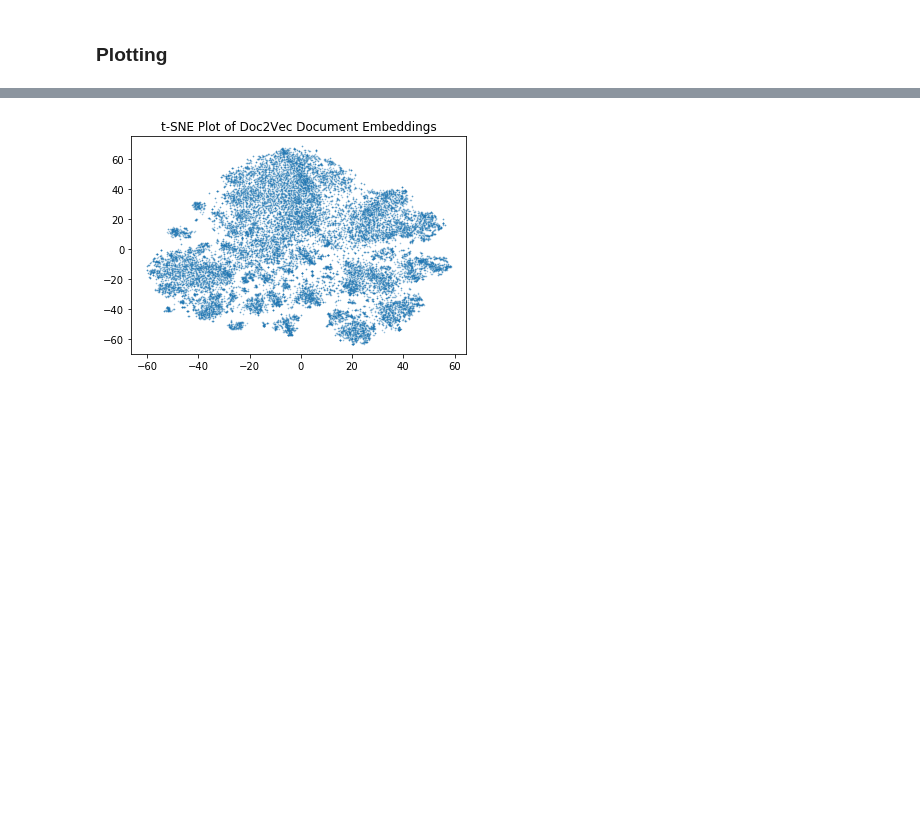
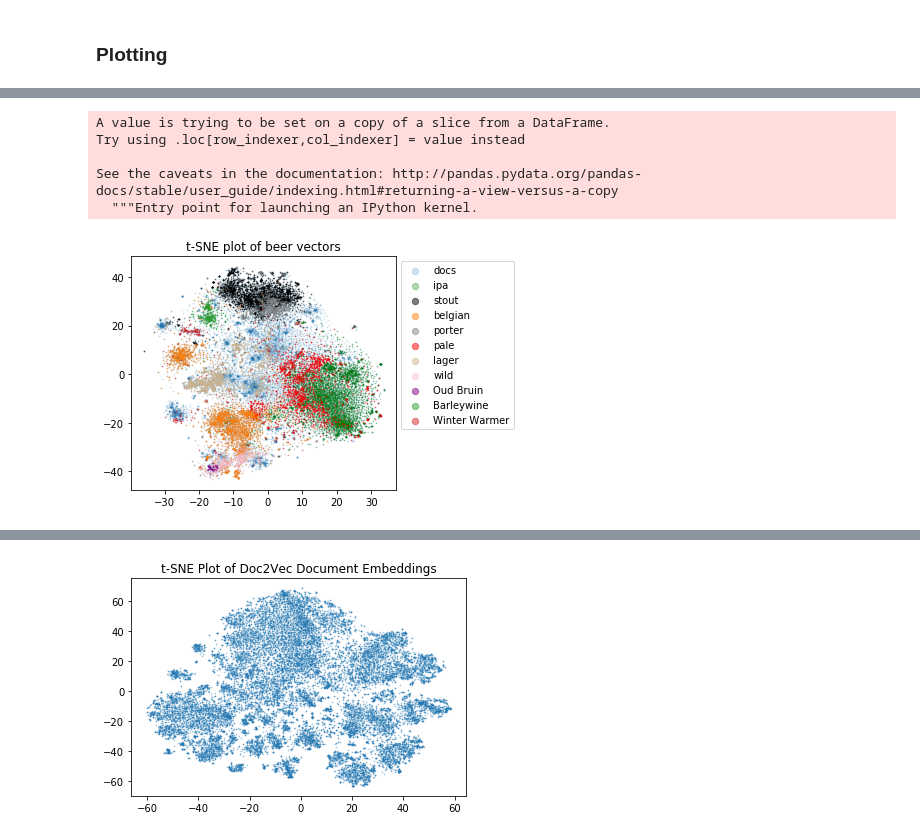
Before and after one commit to aabrahamson3/beer30, a Jupyter notebook: Doc2Vec.ipynb, the cells around one changed output, grey strips where cells are left out. Saved outputs shown, nothing was run; the diff lists cells and outputs as text; code cells hidden in the pictures; blank space fills up the shorter version.

Commit message:
created functions to subset t-sne df based upon beer style

```diff
--- a/Doc2Vec.ipynb
+++ b/Doc2Vec.ipynb
@@ -292,3 +363,39 @@ plt.scatter(df['x'], df['y'])
+# %%
+IPAs['id'] = IPAs['id'].astype(str)
+# %% [output]
+A value is trying to be set on a copy of a slice from a DataFrame.
+Try using .loc[row_indexer,col_indexer] = value instead
+
+See the caveats in the documentation: http://pandas.pydata.org/pandas-docs/stable/user_guide/indexing.html#returning-a-view-versus-a-copy
+  """Entry point for launching an IPython kernel.
+# %%
+IPA = set(IPAs['id'])
+# %%
+test = set(df.index).intersection(IPA)
+# %%
+IPA_sub = df[df.index.isin(test)]
+# %%
+fig = plt.figure()
+ax = plt.subplot(111)
+plt.scatter(df['x'], df['y'], s=0.4, alpha=0.2)
+plt.scatter(IPA_sub['x'], IPA_sub['y'], s=0.4, alpha=0.3, c='green')
+plt.scatter(stout['x'], stout['y'], s=0.4, alpha=0.5, c='black')
+plt.scatter(belgian['x'], belgian['y'], s=0.4, alpha=0.5)
+plt.scatter(porter['x'], porter['y'], s=0.4, alpha=0.5, c='gray')
+plt.scatter(pale['x'], pale['y'], s=0.4, alpha=0.5, c='red')
+plt.scatter(lager['x'], lager['y'], s=0.4, alpha=0.5, c='tan')
+plt.scatter(wild['x'], wild['y'], s=0.4, alpha=0.5, c='pink')
+plt.scatter(sour['x'], sour['y'], s=0.4, alpha=0.5, c='purple')
+plt.scatter(barleywine['x'], barleywine['y'], s=0.4, alpha=0.5)
+plt.scatter(winter['x'], winter['y'], s=0.4, alpha=0.5)
+# plt.legend(['docs','ipa', 'stout', 'belgian', 'porter', 'pale', 'lager', 'wild'])
+ax.legend(['docs','ipa', 'stout', 'belgian', 'porter', 'pale', 'lager', 'wild', 'Oud Bruin', 'Barleywine', 'Winter Warmer'],\
+          bbox_to_anchor =(1,1), markerscale=10)
+plt.title('t-SNE plot of beer vectors')
+plt.tight_layout()
+plt.savefig('beerplot.png', dpi=200)
+# %% [output]
+[figure, added]
 # %%
 model.docvecs.vectors
 # %% [output]
```
Also changed, not shown: parts of 23 cells of this notebook.
